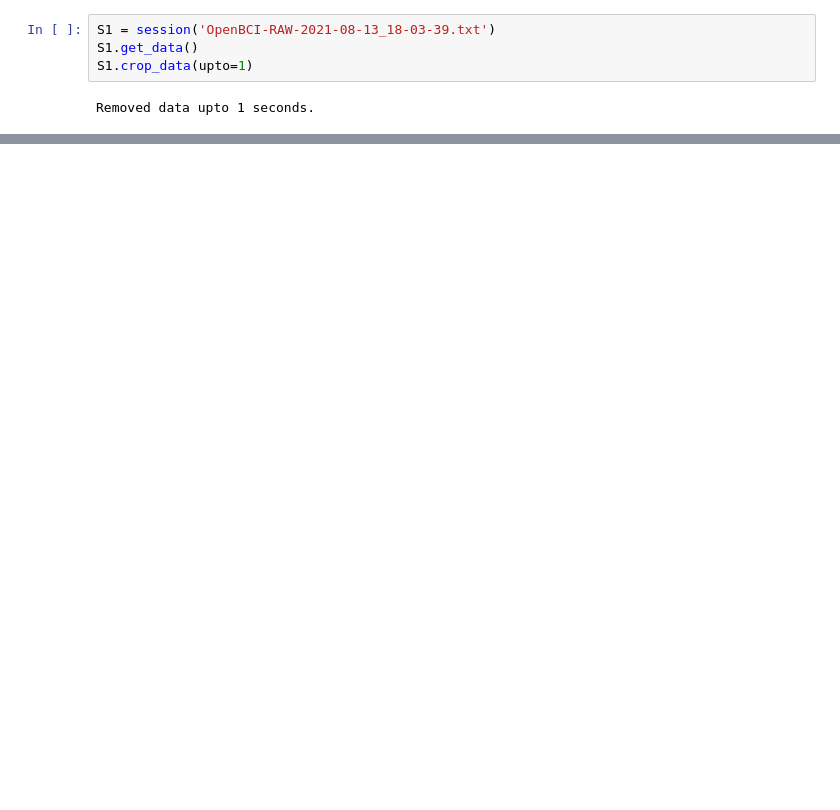
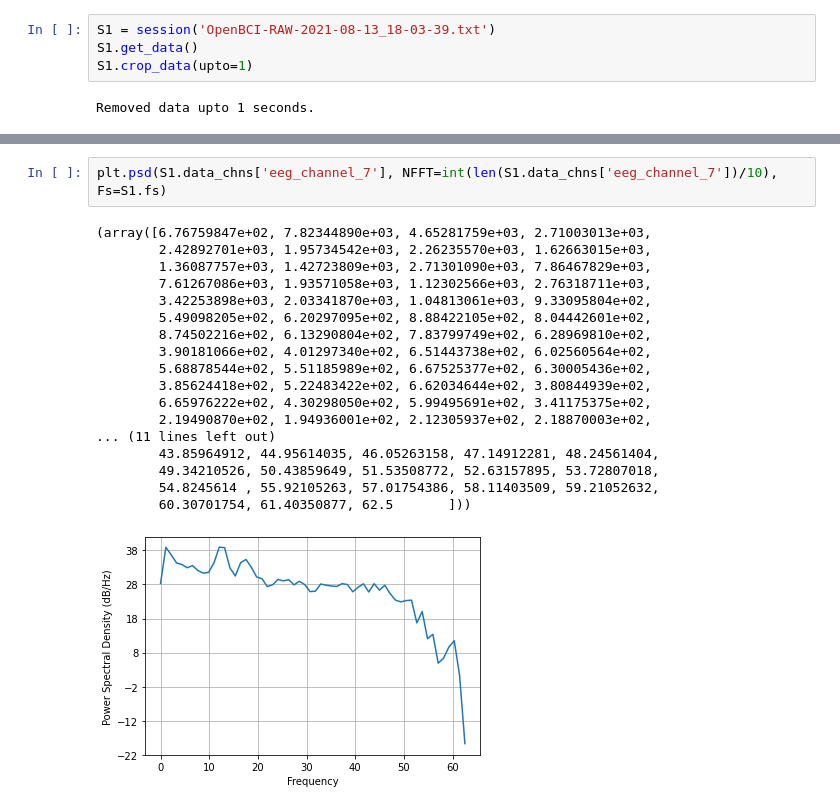
Before and after one commit to nateGeorge/openbci_laryngeal_imagery, a Jupyter notebook: code/testing/EEG_Explorer.ipynb, the cells around one changed output, grey strips where cells are left out. Cells and saved outputs as stored; diff of their text form; blank space fills up the shorter version.

Commit message:
Tried to add fft plots

```diff
--- a/code/testing/EEG_Explorer.ipynb
+++ b/code/testing/EEG_Explorer.ipynb
@@ -120,3 +210,24 @@ S1.preprocess(lpf=30, inplace=True)
 1140 rows × 17 columns
+# %%
+plt.psd(S1.data_chns['eeg_channel_7'], NFFT=int(len(S1.data_chns['eeg_channel_7'])/10), Fs=S1.fs)
+# %% [output]
+(array([6.76759847e+02, 7.82344890e+03, 4.65281759e+03, 2.71003013e+03,
+        2.42892701e+03, 1.95734542e+03, 2.26235570e+03, 1.62663015e+03,
+        1.36087757e+03, 1.42723809e+03, 2.71301090e+03, 7.86467829e+03,
+        7.61267086e+03, 1.93571058e+03, 1.12302566e+03, 2.76318711e+03,
+        3.42253898e+03, 2.03341870e+03, 1.04813061e+03, 9.33095804e+02,
+        5.49098205e+02, 6.20297095e+02, 8.88422105e+02, 8.04442601e+02,
+        8.74502216e+02, 6.13290804e+02, 7.83799749e+02, 6.28969810e+02,
+        3.90181066e+02, 4.01297340e+02, 6.51443738e+02, 6.02560564e+02,
+        5.68878544e+02, 5.51185989e+02, 6.67525377e+02, 6.30005436e+02,
+        3.85624418e+02, 5.22483422e+02, 6.62034644e+02, 3.80844939e+02,
+        6.65976222e+02, 4.30298050e+02, 5.99495691e+02, 3.41175375e+02,
+        2.19490870e+02, 1.94936001e+02, 2.12305937e+02, 2.18870003e+02,
+... (11 lines left out)
+        43.85964912, 44.95614035, 46.05263158, 47.14912281, 48.24561404,
+        49.34210526, 50.43859649, 51.53508772, 52.63157895, 53.72807018,
+        54.8245614 , 55.92105263, 57.01754386, 58.11403509, 59.21052632,
+        60.30701754, 61.40350877, 62.5       ]))
+[figure, added]
 # %%
 # plot
```
Also changed, not shown: parts of 8 cells of this notebook.
